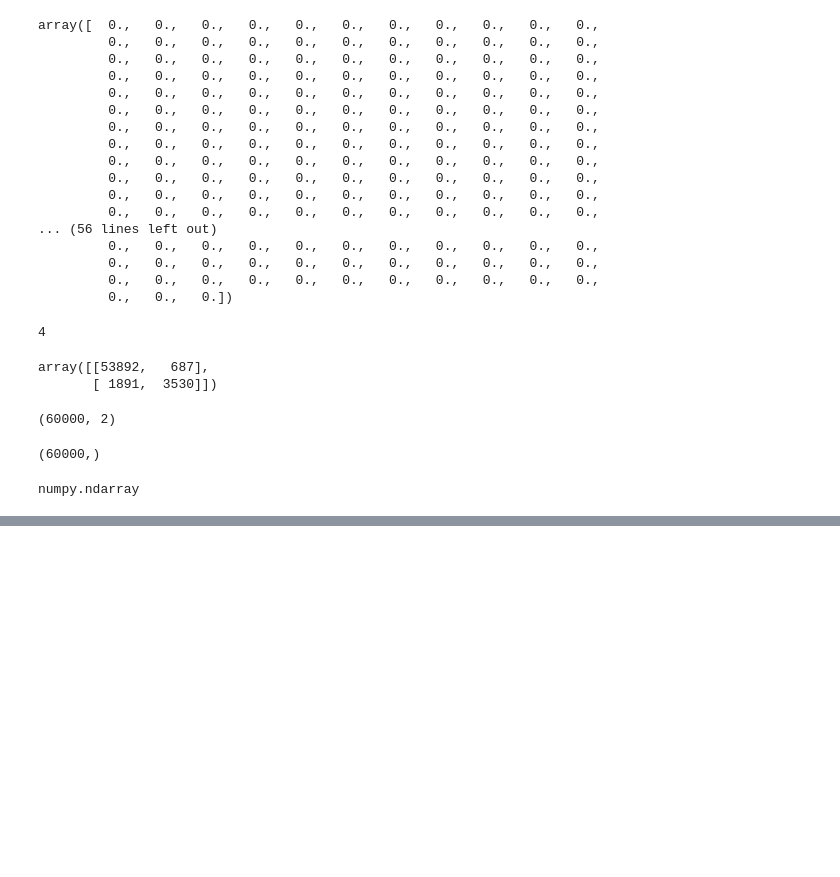
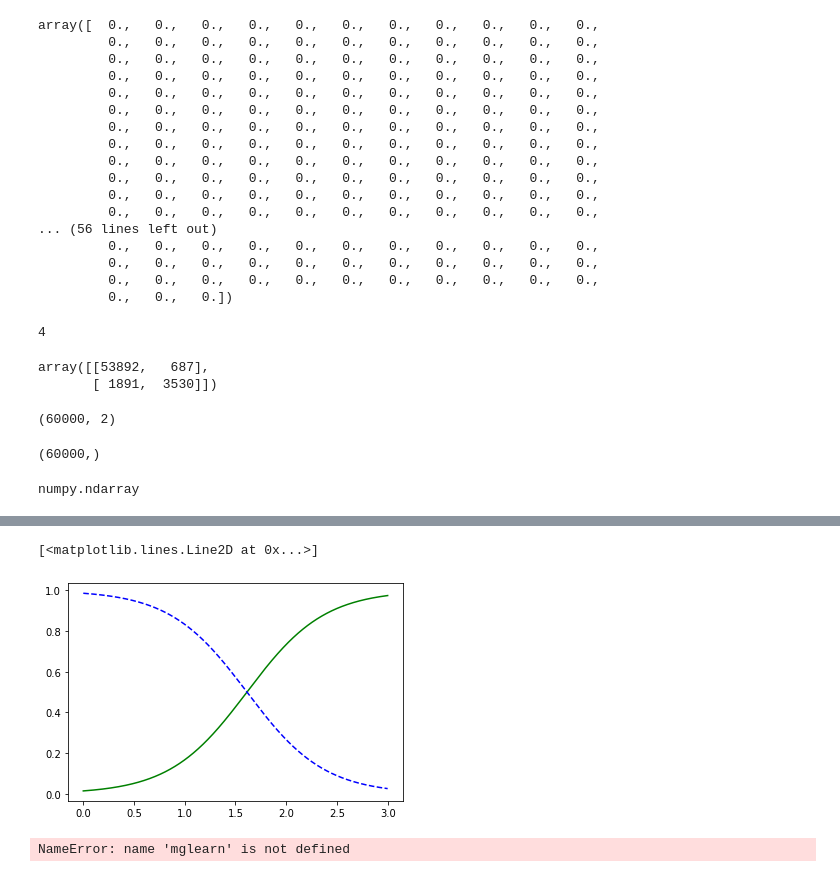
Before and after one commit to drempapis/ML, a Jupyter notebook: HandsOnML.ipynb, the cells around one changed output, grey strips where cells are left out. Saved outputs shown, nothing was run; the diff lists cells and outputs as text; code cells hidden in the pictures; blank space fills up the shorter version.

```diff
--- a/HandsOnML.ipynb
+++ b/HandsOnML.ipynb
@@ -505,0 +580,4 @@ numpy.ndarray
+# %%
+X = iris["data"][:, 3:] # petal width
+# %%
+y = (iris["target"] == 2).astype(np.int) # 1 if Iris-Virginica, else 0
@@ -505,0 +603,11 @@ numpy.ndarray
+# %%
+y_proba = log_reg.predict_proba(X_new)
+plt.plot(X_new, y_proba[:, 1], "g-", label="Iris-Virginica")
+plt.plot(X_new, y_proba[:, 0], "b--", label="Not Iris-Virginica")
+# %% [output]
+[<matplotlib.lines.Line2D at 0x...>]
+[figure, added]
+# %%
+mglearn.plots.plot_scaling()
+# %% [output]
+NameError: name 'mglearn' is not defined
```
Also changed, not shown: parts of 12 cells of this notebook, 2 other files.
